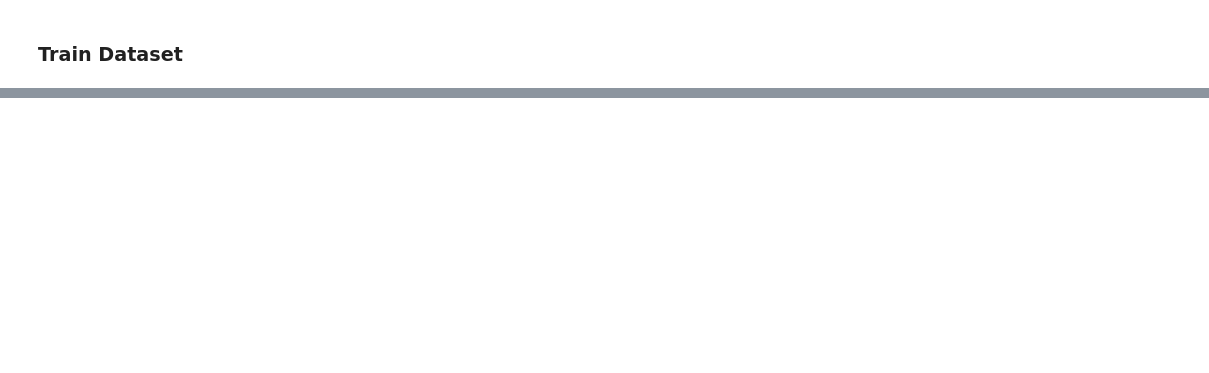
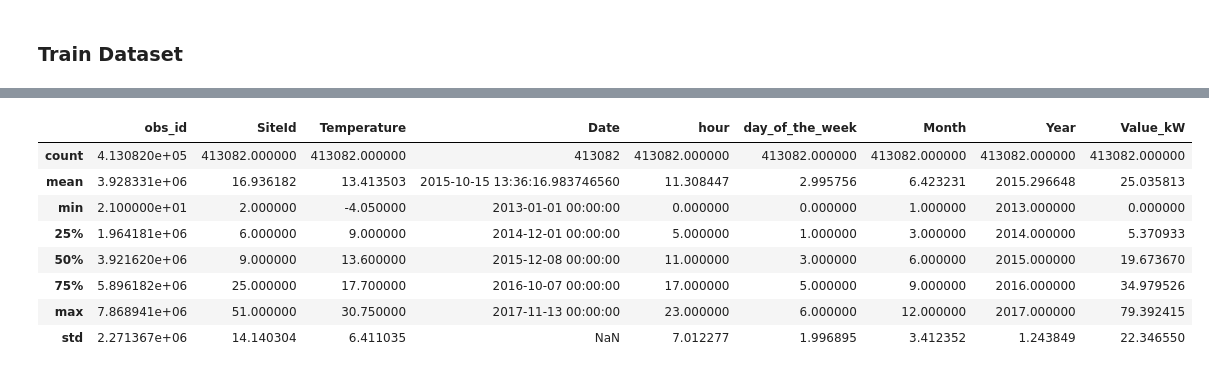
Before and after one commit to Melbinmatheew/Energy-Consumption-Forcasting, a Jupyter notebook: Notebooks/EDA.ipynb, the cells around one changed output, grey strips where cells are left out. Saved outputs shown, nothing was run; the diff lists cells and outputs as text; code cells hidden in the pictures; blank space fills up the shorter version.

```diff
--- a/Notebooks/EDA.ipynb
+++ b/Notebooks/EDA.ipynb
@@ -68,0 +100,12 @@ memory usage: 36.2+ MB
+# %%
+train_df.describe()
+# %% [output]
+|  | obs_id | SiteId | Temperature | Date | hour | day_of_the_week | Month | Year | Value_kW |
+| count | 4.130820e+05 | 413082.000000 | 413082.000000 | 413082 | 413082.000000 | 413082.000000 | 413082.000000 | 413082.000000 | 413082.000000 |
+| mean | 3.928331e+06 | 16.936182 | 13.413503 | 2015-10-15 13:36:16.983746560 | 11.308447 | 2.995756 | 6.423231 | 2015.296648 | 25.035813 |
+| min | 2.100000e+01 | 2.000000 | -4.050000 | 2013-01-01 00:00:00 | 0.000000 | 0.000000 | 1.000000 | 2013.000000 | 0.000000 |
+| 25% | 1.964181e+06 | 6.000000 | 9.000000 | 2014-12-01 00:00:00 | 5.000000 | 1.000000 | 3.000000 | 2014.000000 | 5.370933 |
+| 50% | 3.921620e+06 | 9.000000 | 13.600000 | 2015-12-08 00:00:00 | 11.000000 | 3.000000 | 6.000000 | 2015.000000 | 19.673670 |
+| 75% | 5.896182e+06 | 25.000000 | 17.700000 | 2016-10-07 00:00:00 | 17.000000 | 5.000000 | 9.000000 | 2016.000000 | 34.979526 |
+| max | 7.868941e+06 | 51.000000 | 30.750000 | 2017-11-13 00:00:00 | 23.000000 | 6.000000 | 12.000000 | 2017.000000 | 79.392415 |
+| std | 2.271367e+06 | 14.140304 | 6.411035 | NaN | 7.012277 | 1.996895 | 3.412352 | 1.243849 | 22.346550 |
```
Also changed, not shown: parts of 16 cells of this notebook, 1 other file.
